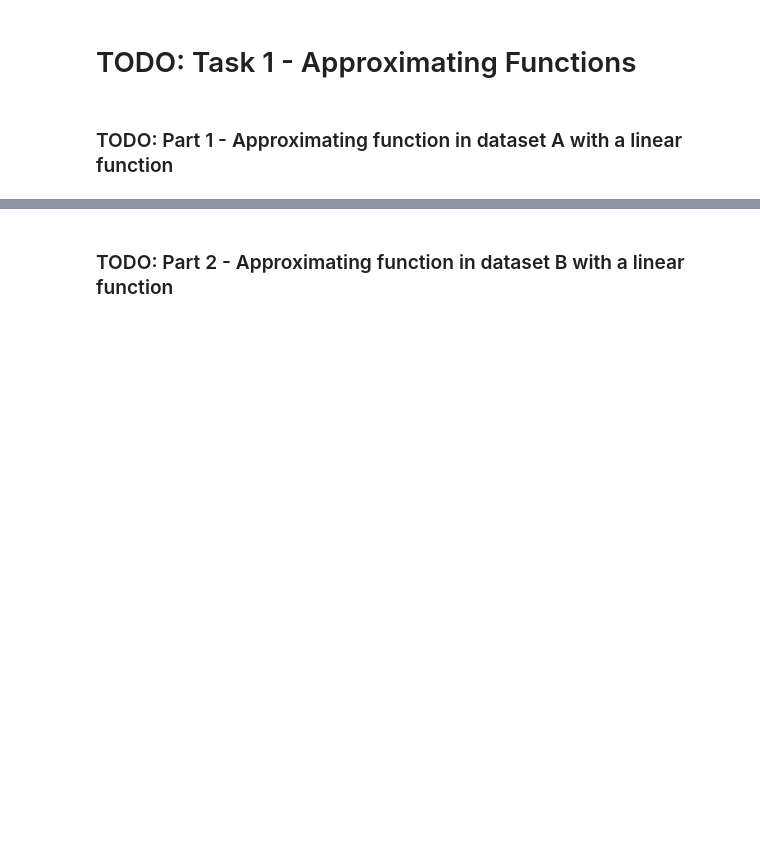
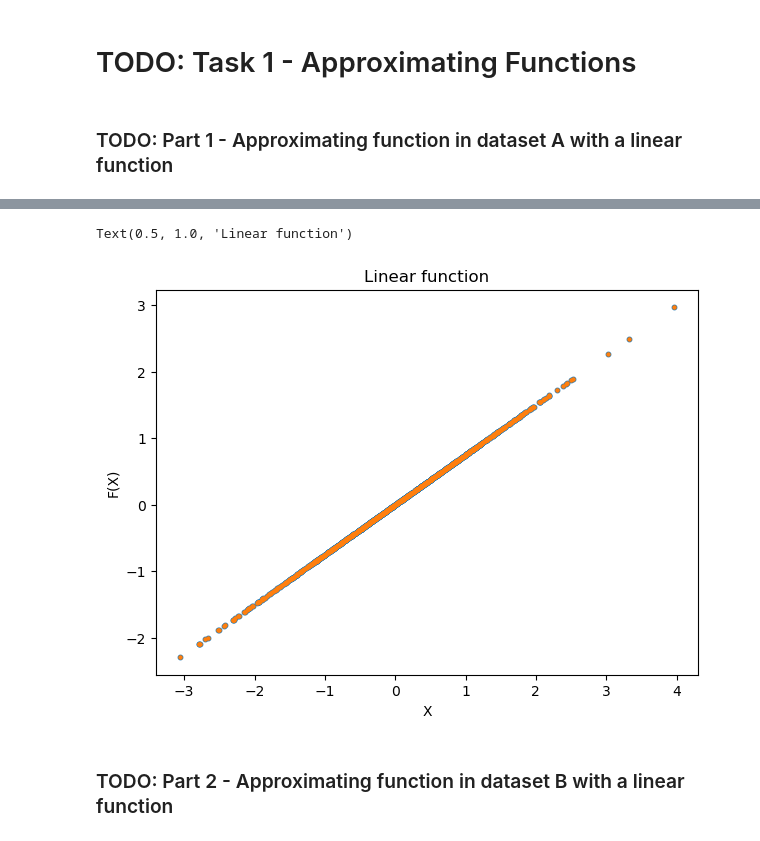
Before and after one commit to Augustin690/learning-dynamical-systems, a Jupyter notebook: src/part1/task1.ipynb, the cells around one changed output, grey strips where cells are left out. Saved outputs shown, nothing was run; the diff lists cells and outputs as text; code cells hidden in the pictures; blank space fills up the shorter version.

```diff
--- a/src/part1/task1.ipynb
+++ b/src/part1/task1.ipynb
@@ -15,2 +30,14 @@ data_B = np.loadtxt('../../data/nonlinear_function_data.txt')
+# %%
+approx_y_1 = utils.transform(X_A, utils.least_squares(X_A, Y_A))
+
+fig, ax = plt.subplots(1,1, figsize =(7,5))
+ax.scatter(X_A,Y_A, s= 10)
+ax.scatter(X_A, approx_y_1, s= 5)
+ax.set_xlabel("X")
+ax.set_ylabel("F(X)")
+ax.set_title("Linear function")
+# %% [output]
+Text(0.5, 1.0, 'Linear function')
+[figure, added]
 # %% [markdown]
 ### TODO: Part 2 -  Approximating function in dataset B with a linear function
```
Also changed, not shown: parts of 11 cells of this notebook, 1 other file.
